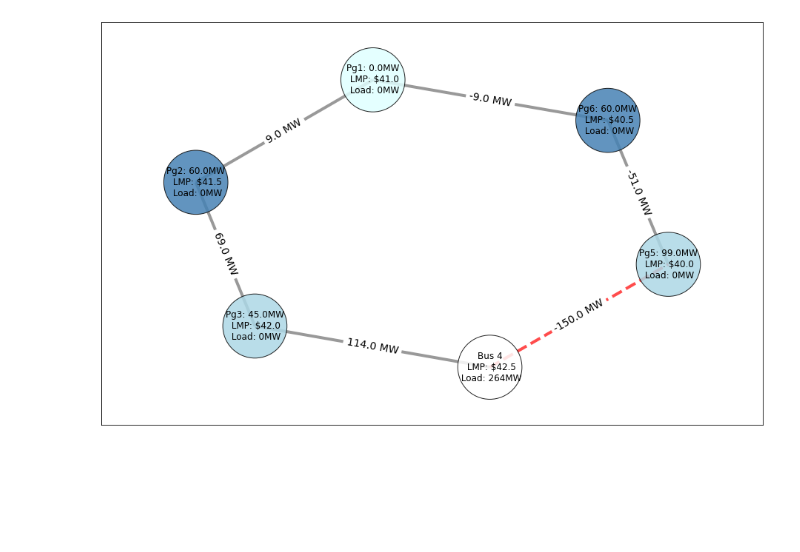
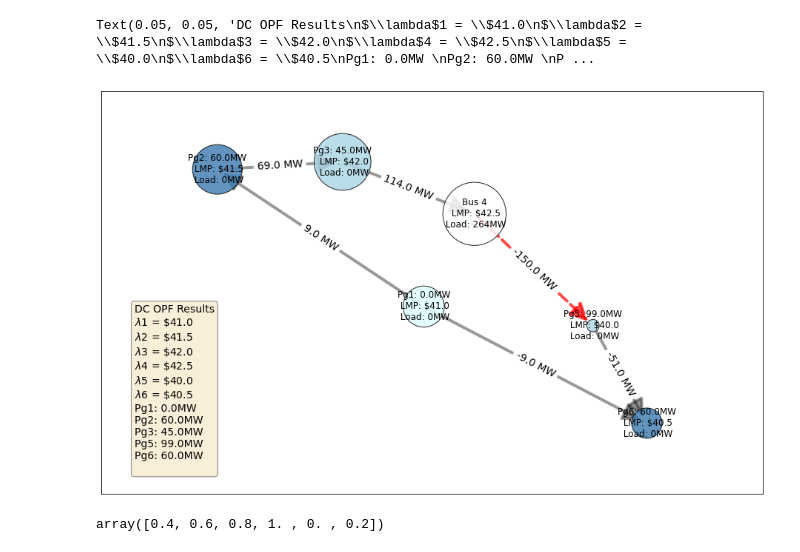
Before and after one commit to kyribaker/viz_power_network_LMPs, a Jupyter notebook: plot_network_LMPs.ipynb, the cells around one changed output. Cells and saved outputs as stored; diff of their text form; code cells hidden in the pictures; blank space fills up the shorter version.

Commit message:
added text box

```diff
--- a/plot_network_LMPs.ipynb
+++ b/plot_network_LMPs.ipynb
@@ -125,7 +125,7 @@ Gen 5: 60 MWh, gets paid: $ 2430.0
 # Plot network
 G.clear()
 rows, cols = np.where(Ao == 1)
-G = nx.Graph()
+G = nx.DiGraph()
 pos = nx.spring_layout(G, seed=7)
 
 color_map = []
@@ -147,40 +147,62 @@ for i in range(nbus):
         lab[i] += "\n LMP: $" + str(round(busLMP[i],2))
         lab[i] += "\n Load: " + str(loads[i]) + "MW"
         color_map.append('white')
 
 edge_labels = {}
 flow = np.zeros((nbus, nbus))
 for i in range(nline):
     flow[rows[i], cols[i]] = round(B[rows[i],cols[i]]*(t[rows[i]].value-t[cols[i]].value), 2)
     G.add_edge(rows[i], cols[i])
     edge_labels[rows[i], cols[i]] = str(round(B[rows[i],cols[i]]*(t[rows[i]].value-t[cols[i]].value), 2)) + " MW"
 
 fig, ax = plt.subplots(figsize=(16,10))
 
+# color congested lines differently
 elarge = [(u, v) for (u, v) in G.edges() if abs(round(flow[u,v])) >= abs(L[u,v])]
 esmall = [(u, v) for (u, v) in G.edges() if abs(round(flow[u,v])) < abs(L[u,v])]
 
-pos = nx.spring_layout(G, seed=7)  # positions for all nodes - seed for reproducibility
+pos = nx.spring_layout(G, scale=1, seed=7)
+#pos = nx.circular_layout(G)
+
+# size nodes based on LMP
+nsize = np.zeros(nbus)
+nscale = 7000
+minLMP = min(busLMP)
+maxLMP = max(busLMP)
+for i in range(nbus):
+    nsize[i] = nscale*(busLMP[i] -minLMP + .1)/(maxLMP-minLMP)
 
 # nodes
-nx.draw_networkx_nodes(G, pos, nodelist = range(nbus), node_size=7500, node_color=color_map, alpha = 0.85)
+nx.draw_networkx_nodes(G, pos, nodelist = range(nbus), node_size=nsize, node_color=color_map, alpha = 0.85)
 
 # edges
-#nx.draw_networkx_edges(G, pos, width=3)
-nx.draw_networkx_edges(G, pos, edgelist=esmall, width=4, alpha=0.4)
-nx.draw_networkx_edges(G, pos, edgelist=elarge, width=4, alpha=0.7, edge_color="r", style="dashed")
+nx.draw_networkx_edges(G, pos, edgelist=esmall, arrows=True, arrowsize=50, width=4, alpha=0.4)
+nx.draw_networkx_edges(G, pos, edgelist=elarge, arrows=True, arrowsize=50, width=4, alpha=0.7, edge_color="r", style="dashed")
 
 # node labels
 nx.draw_networkx_labels(G, pos, font_size=12, font_family="sans-serif", labels = lab)
 
 # edge weight labels
 nx.draw_networkx_edge_labels(G, pos, edge_labels, font_size=14)
 
-# nx.draw(G, with_labels=True, labels = lab, node_size=4500, node_color = color_map,
-#          edge_color='black', font_color='black')
-
-ax = plt.gca() # to get the current axis
+ax = plt.gca()
 ax.collections[0].set_edgecolor('black')
 plt.margins(x=0.2, y=0.2)
+props = dict(boxstyle='round', facecolor='wheat', alpha=0.5)
+
+# text box placement
+textstr = 'DC OPF Results\n'
+for i in range(nbus):
+    textstr += '$\lambda$' + str(i+1)+ ' = \$' + str(round(busLMP[i],2)) + '\n'
+
+for i in range(ngen):
+    textstr +=  'Pg' + str(genbus[i]+1) + ': ' + str(round(Pg.value[i], 2)) + 'MW \n'
+
+ax.text(0.05, 0.05, textstr, transform=ax.transAxes, fontsize=14, verticalalignment='bottom', bbox=props)
 # %% [output]
+Text(0.05, 0.05, 'DC OPF Results\n$\\lambda$1 = \\$41.0\n$\\lambda$2 = \\$41.5\n$\\lambda$3 = \\$42.0\n$\\lambda$4 = \\$42.5\n$\\lambda$5 = \\$40.0\n$\\lambda$6 = \\$40.5\nPg1: 0.0MW \nPg2: 60.0MW \nP ...
-[figure, old version]
+[figure, new version]
+# %%
+nsize
+# %% [output]
+array([0.4, 0.6, 0.8, 1. , 0. , 0.2])
```
Also changed, not shown: parts of 2 cells of this notebook.
